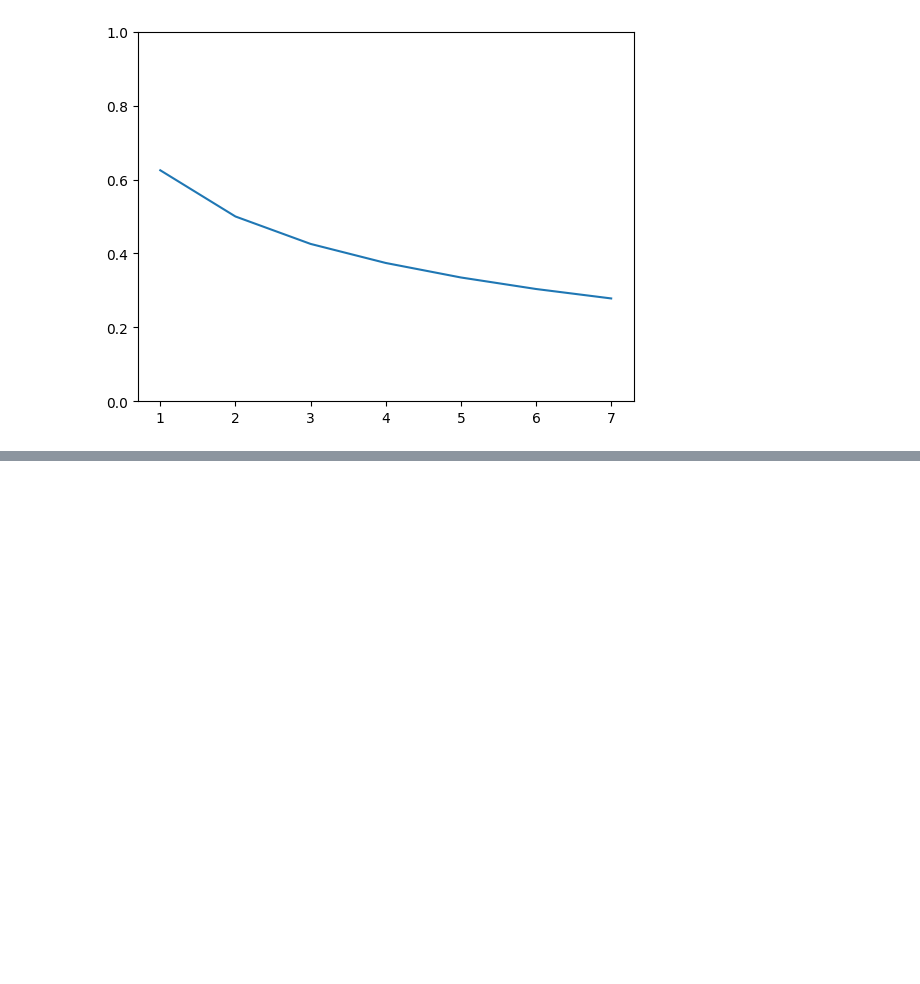
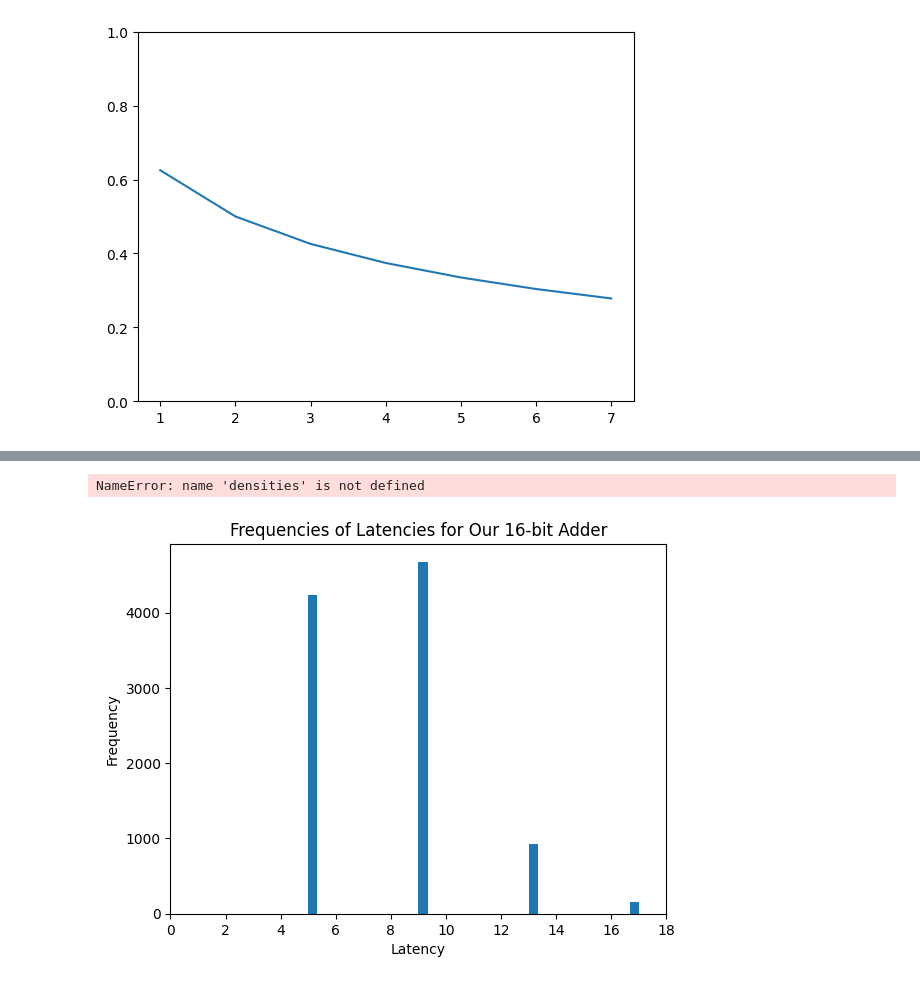
Before and after one commit to ALN006/dynamic_adder_2025, a Jupyter notebook: data/adder_data_analysis_notebook.ipynb, the cells around one changed output, grey strips where cells are left out. Saved outputs shown, nothing was run; the diff lists cells and outputs as text; code cells hidden in the pictures; blank space fills up the shorter version.

Commit message:
new adder latency

```diff
--- a/data/adder_data_analysis_notebook.ipynb
+++ b/data/adder_data_analysis_notebook.ipynb
@@ -276,0 +283,32 @@ NameError: name 'random' is not defined
+# %%
+def adder_time(N):
+    ''' returns a random time for the adder of input N '''
+    assert N>=6, "for 3 2-input NANDs, at least 6 bits are required"
+    random_number_1, random_number_2 = random_inputs(N)
+    propagate_chain = bin(int(random_number_1) ^ int(random_number_2))[2:].zfill(N)
+    if N % 2 == 0:
+        bit_positions = [[round(a*N/4 - 1), round(a*N/4 - 1) + 1] for a in range(1, 4)]
+    else:
+        bit_positions = [[(a*N//4) - 1, (a*N//4)] for a in range(1, 4)]
+    nand_propagate = ""
+    for nand_gate in bit_positions:
+        input1 = nand_gate[0]
+        input2 = nand_gate[1]
+        nand_propagate += str(~(int(propagate_chain[input1]) & int(propagate_chain[input2])) & 0b1)
+    max_time = 0
+    current_time = 0
+    nand_propagate += "0"
+    for i in range(4):
+        if i == 0:
+            current_time += bit_positions[i][1]
+        elif i < 3:
+            current_time += bit_positions[i][1] -  bit_positions[i - 1][1]
+        else:
+            current_time += N - bit_positions[i - 1][1]
+        if nand_propagate[i] == "1":
+            if current_time > max_time:
+                max_time = current_time
+            current_time = 0
+    if current_time > max_time:
+        max_time = current_time
+    return max_time + 1
@@ -276,0 +328,13 @@ NameError: name 'random' is not defined
+# %%
+adder_times_16_bit = [adder_time(16) for _ in range(10000)]
+plt.hist(adder_times_16_bit, bins = 36)
+plt.xlim(0, 18)
+plt.xlabel("Latency")
+plt.ylabel("Frequency")
+plt.title("Frequencies of Latencies for Our 16-bit Adder")
+plt.plot()
+
+print(f"Densities: {densities}")
+# %% [output]
+NameError: name 'densities' is not defined
+[figure, added]
```
Also changed, not shown: parts of 4 cells of this notebook.
